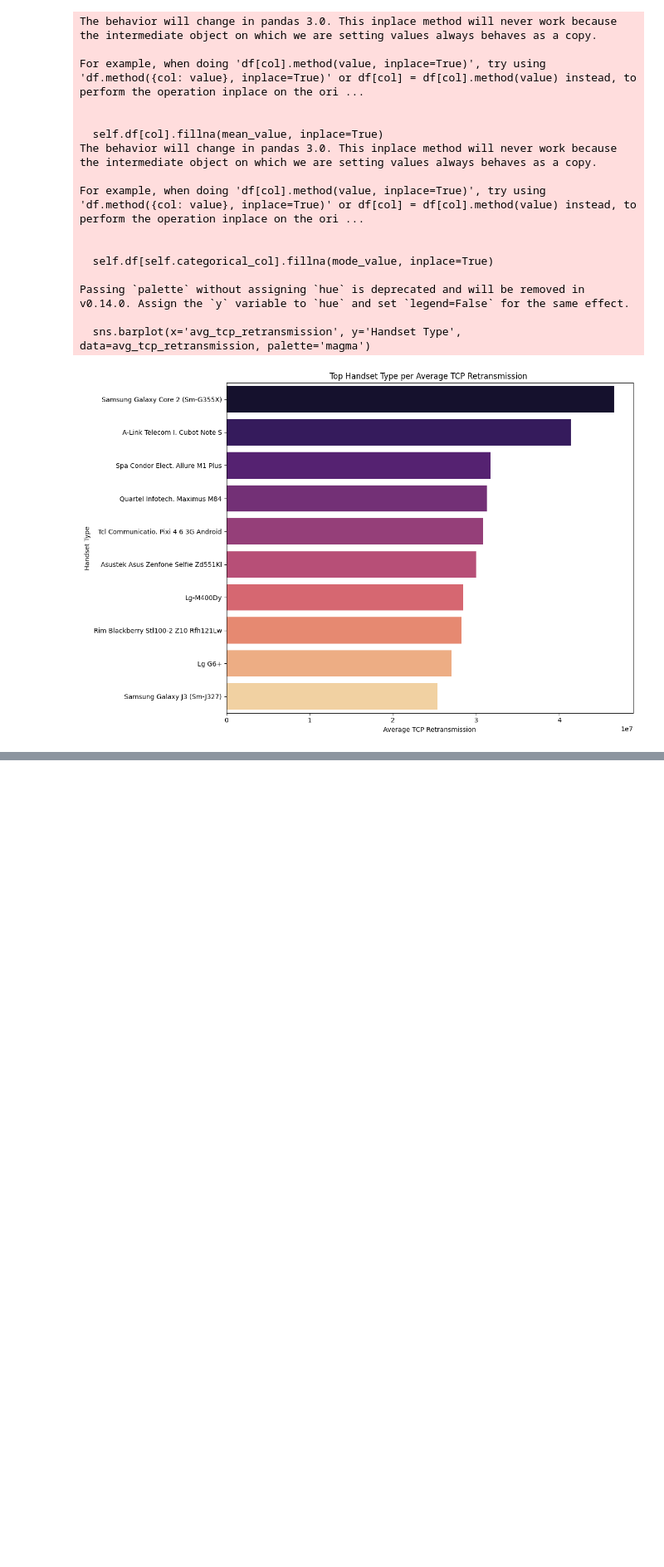
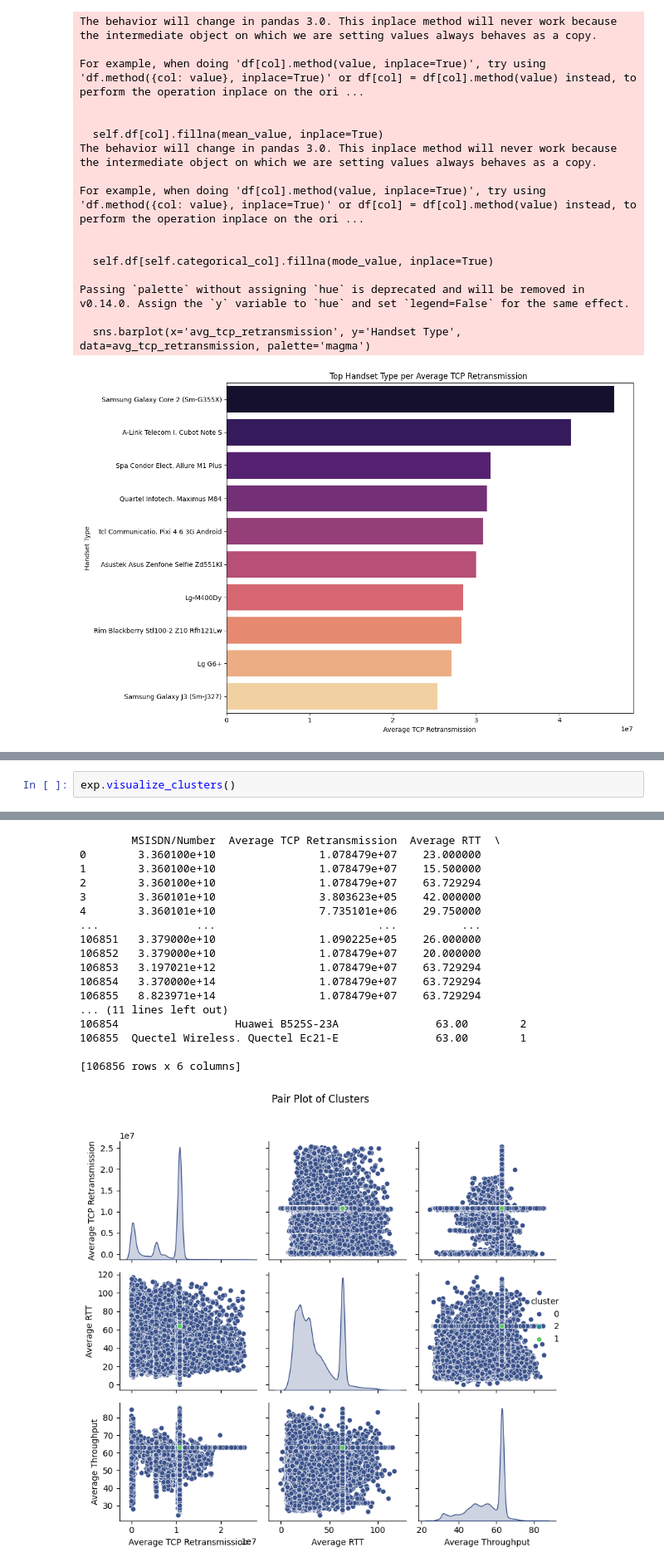
Before and after one commit to Marta233/EDA_TellCo, a Jupyter notebook: notebook/Experience_user.ipynb, the cells around one changed output, grey strips where cells are left out. Shown at 83% size. Cells and saved outputs as stored; diff of their text form; blank space fills up the shorter version.

```diff
--- a/notebook/Experience_user.ipynb
+++ b/notebook/Experience_user.ipynb
@@ -336,0 +423,3 @@ Passing `palette` without assigning `hue` is deprecated and will be removed in v
+# %%
+exp.visualize_clusters()
+# %% [output]
@@ -336,0 +438,18 @@ Passing `palette` without assigning `hue` is deprecated and will be removed in v
+        MSISDN/Number  Average TCP Retransmission  Average RTT  \
+0        3.360100e+10                1.078479e+07    23.000000
+1        3.360100e+10                1.078479e+07    15.500000
+2        3.360100e+10                1.078479e+07    63.729294
+3        3.360101e+10                3.803623e+05    42.000000
+4        3.360101e+10                7.735101e+06    29.750000
+...               ...                         ...          ...
+106851   3.379000e+10                1.090225e+05    26.000000
+106852   3.379000e+10                1.078479e+07    20.000000
+106853   3.197021e+12                1.078479e+07    63.729294
+106854   3.370000e+14                1.078479e+07    63.729294
+106855   8.823971e+14                1.078479e+07    63.729294
+... (11 lines left out)
+106854                  Huawei B525S-23A               63.00        2
+106855  Quectel Wireless. Quectel Ec21-E               63.00        1
+
+[106856 rows x 6 columns]
+[figure, added]
```
Also changed, not shown: parts of 3 cells of this notebook, 1 other file.
